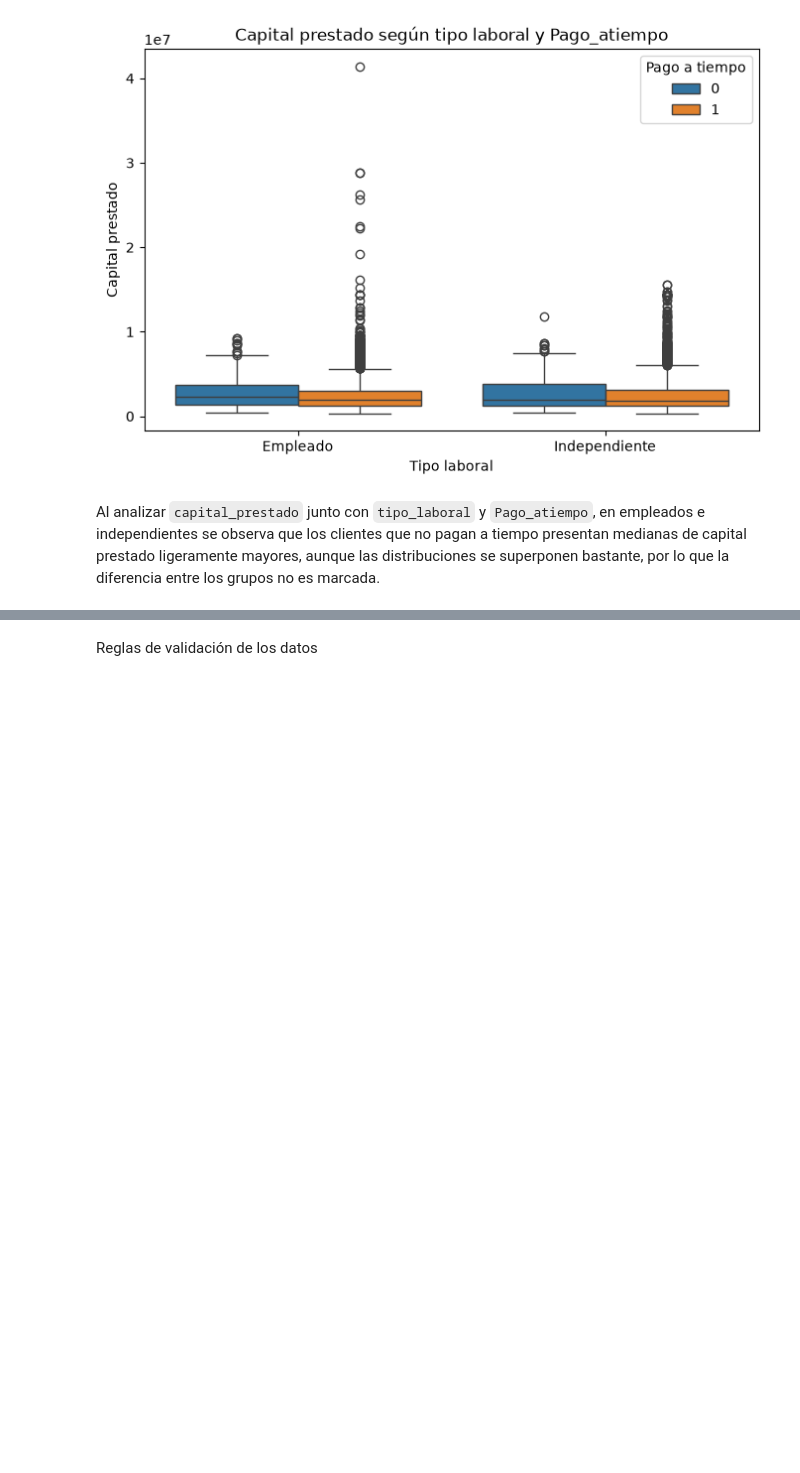
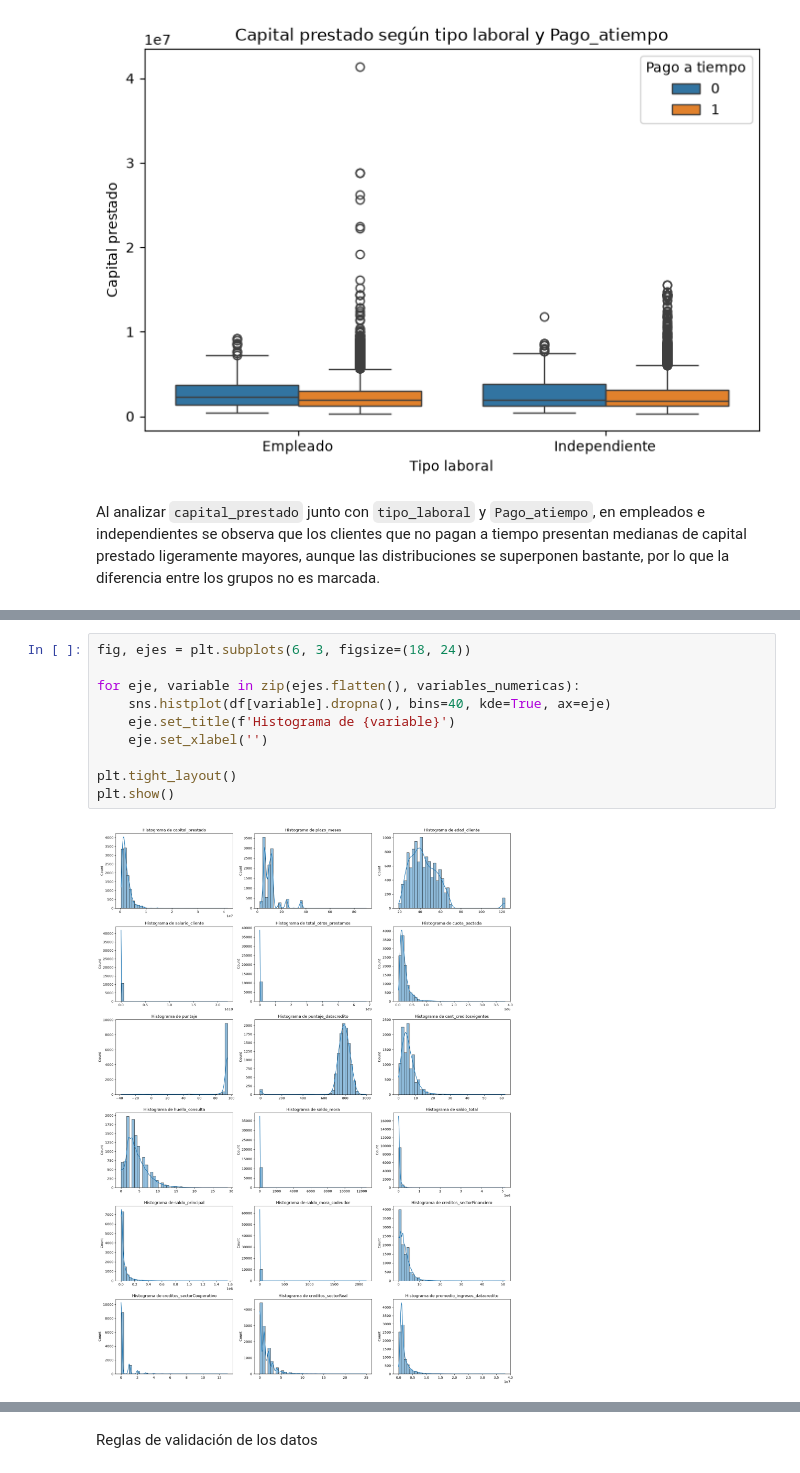
Before and after one commit to angiemartinezob-cell/MLops_repo_AngieMartinez, a Jupyter notebook: mlops_pipeline/eda_analisis.ipynb, the cells around one changed output, grey strips where cells are left out. Cells and saved outputs as stored; diff of their text form; blank space fills up the shorter version.

```diff
--- a/mlops_pipeline/eda_analisis.ipynb
+++ b/mlops_pipeline/eda_analisis.ipynb
@@ -1158,0 +1163,12 @@ Al analizar `capital_prestado` junto con `tipo_laboral` y `Pago_atiempo`, en emp
+# %%
+fig, ejes = plt.subplots(6, 3, figsize=(18, 24))
+
+for eje, variable in zip(ejes.flatten(), variables_numericas):
+    sns.histplot(df[variable].dropna(), bins=40, kde=True, ax=eje)
+    eje.set_title(f'Histograma de {variable}')
+    eje.set_xlabel('')
+
+plt.tight_layout()
+plt.show()
+# %% [output]
+[figure, added]
```
Also changed, not shown: parts of 37 cells of this notebook.
